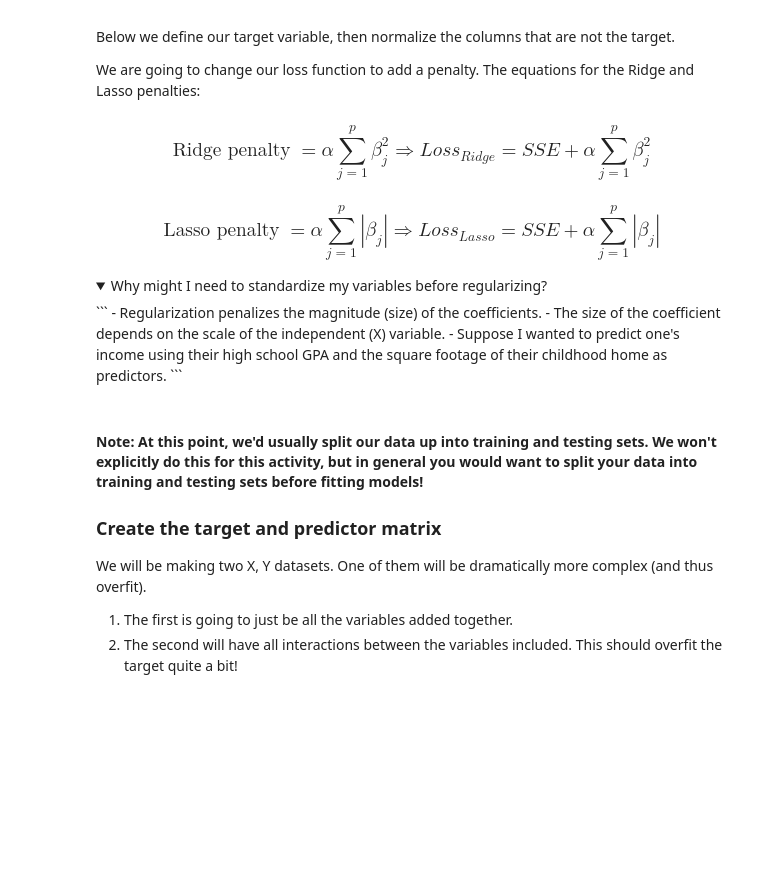
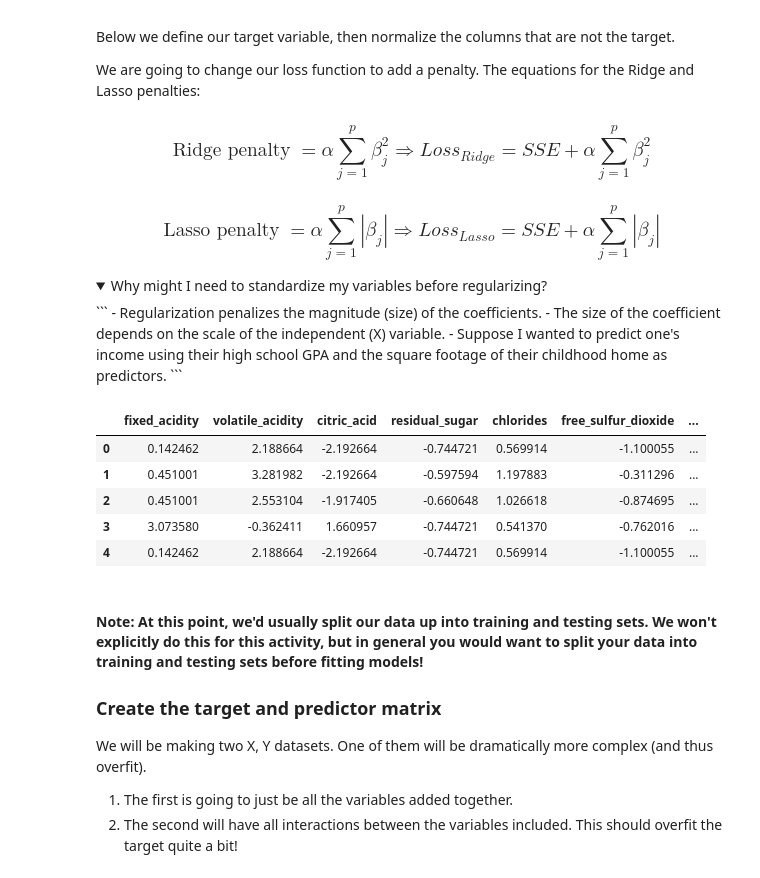
Before and after one commit to ga-curriculum/lesson-regularization, a Jupyter notebook: regularization-starter-code-wc.ipynb, the cells around one changed output. Cells and saved outputs as stored; diff of their text form; code cells hidden in the pictures; folded sections open; blank space fills up the shorter version.

```diff
--- a/regularization-starter-code-wc.ipynb
+++ b/regularization-starter-code-wc.ipynb
@@ -172,13 +207,26 @@ We are going to change our loss function to add a penalty. The equations for the
 </details>
 # %%
 # Choose a target/dependent variable that we will predict
+target = 'quality'
 # %%
 # select all the columns that are not the target
-
+nc = [x for x in wine.columns if x != target]
 
 # By subtracting the mean and dividing by the standard devation, the normalization procedure is putting
 # all of the predictor variables on the same scale (distributions with mean == 0 and standard deviation == 1)
 # (Yes, we could have also used sklearn's StandardScaler.  Try it and see if you get the same answer! )
+wine[nc] = (wine[nc] - wine[nc].mean()) / wine[nc].std()
+
+# broadcasting
+# %%
+wine.head()
+# %% [output]
+|  | fixed_acidity | volatile_acidity | citric_acid | residual_sugar | chlorides | free_sulfur_dioxide | ... |
+| 0 | 0.142462 | 2.188664 | -2.192664 | -0.744721 | 0.569914 | -1.100055 | ... |
+| 1 | 0.451001 | 3.281982 | -2.192664 | -0.597594 | 1.197883 | -0.311296 | ... |
+| 2 | 0.451001 | 2.553104 | -1.917405 | -0.660648 | 1.026618 | -0.874695 | ... |
+| 3 | 3.073580 | -0.362411 | 1.660957 | -0.744721 | 0.541370 | -0.762016 | ... |
+| 4 | 0.142462 | 2.188664 | -2.192664 | -0.744721 | 0.569914 | -1.100055 | ... |
 # %% [markdown]
 #### Note: At this point, we'd usually split our data up into training and testing sets. We won't explicitly do this for this activity, but in general you would want to split your data into training and testing sets before fitting models!
 
```
Also changed, not shown: parts of 15 cells of this notebook.
